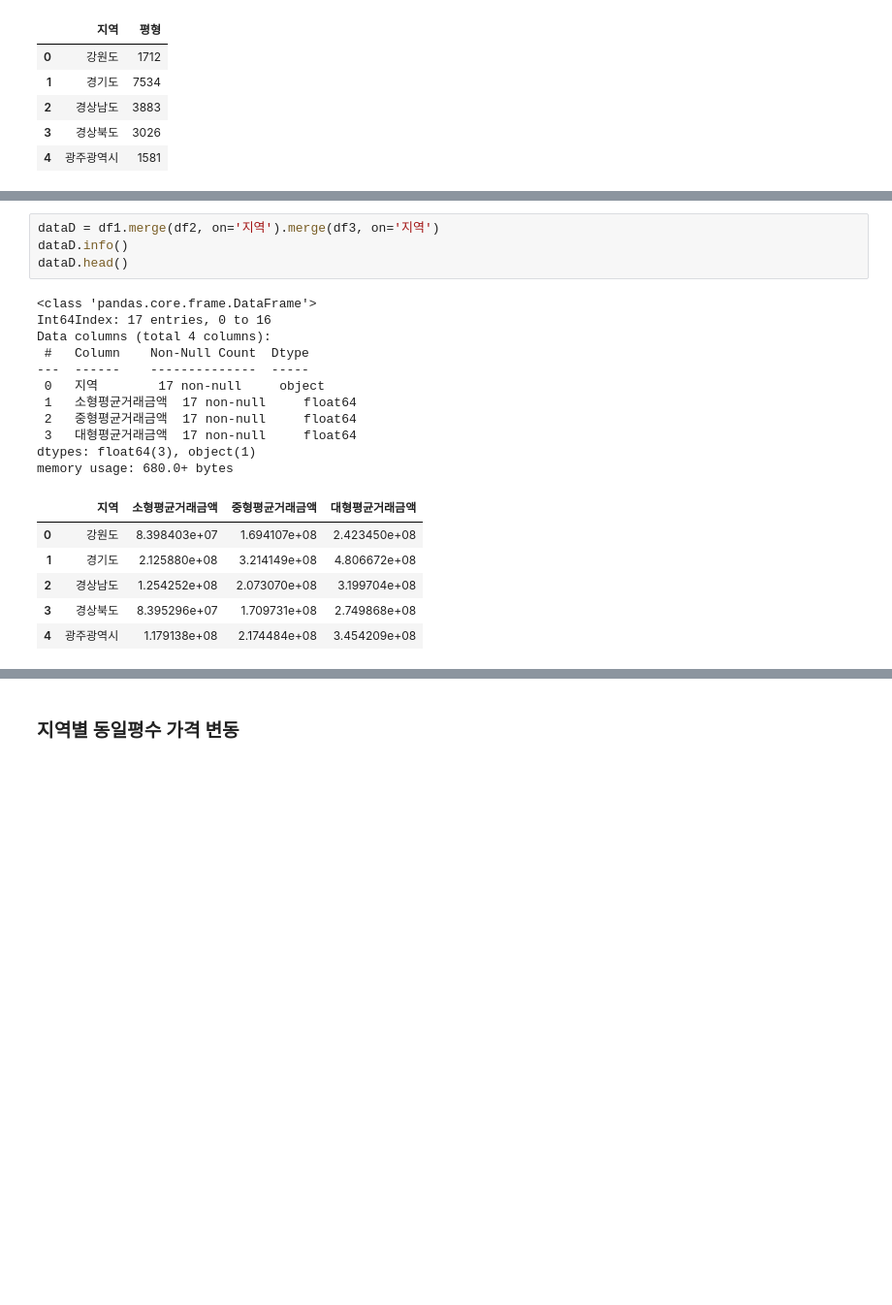
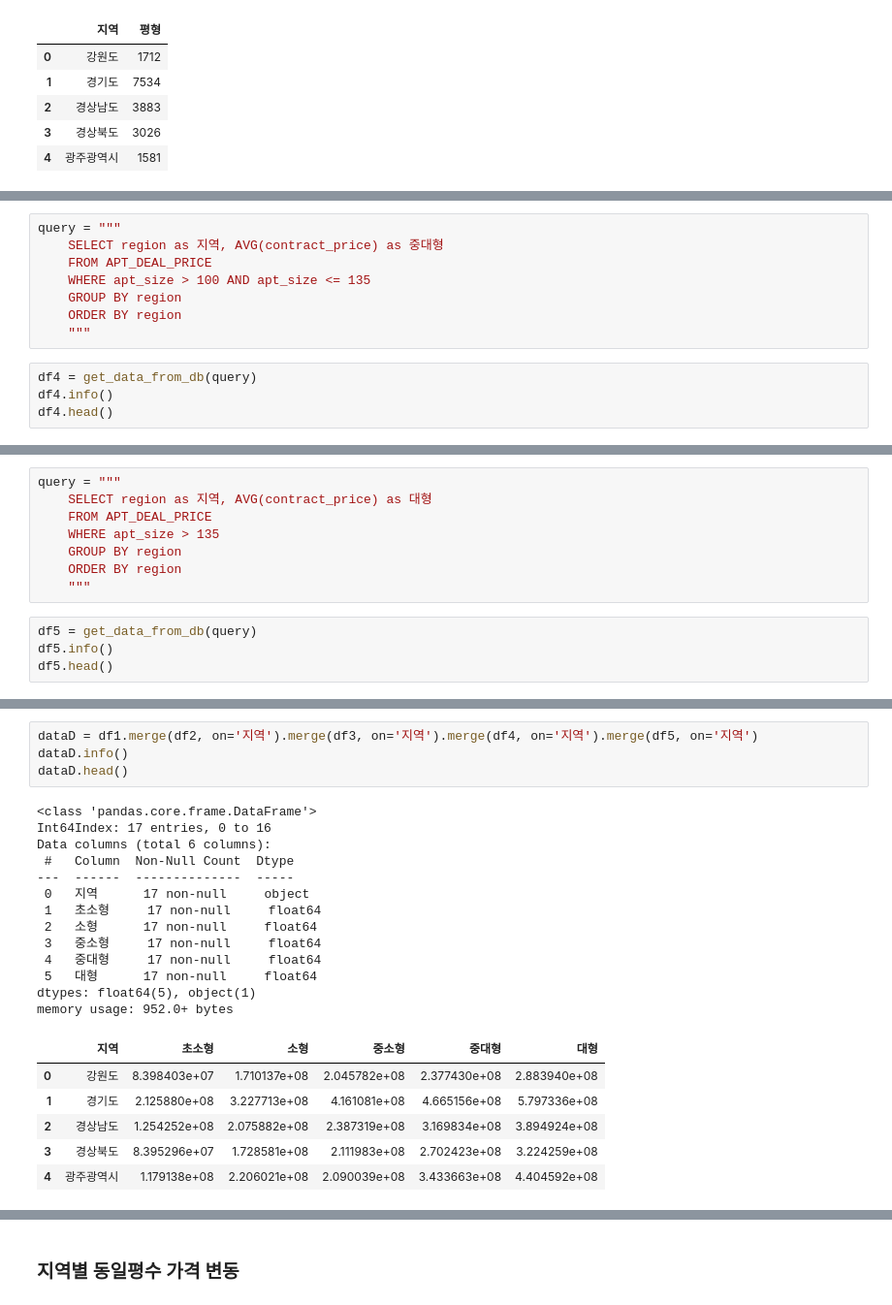
Before and after one commit to TTGGPP/hello_world, a Jupyter notebook: team_project/private_sychun/teamsyc5-eda_db.ipynb, the cells around one changed output, grey strips where cells are left out. Shown at 97% size. Cells and saved outputs as stored; diff of their text form; blank space fills up the shorter version.

```diff
--- a/team_project/private_sychun/teamsyc5-eda_db.ipynb
+++ b/team_project/private_sychun/teamsyc5-eda_db.ipynb
@@ -352,0 +412,12 @@ memory usage: 400.0+ bytes
+# %%
+query = """
+    SELECT region as 지역, AVG(contract_price) as 중대형
+    FROM APT_DEAL_PRICE
+    WHERE apt_size > 100 AND apt_size <= 135
+    GROUP BY region
+    ORDER BY region
+    """
+# %%
+df4 = get_data_from_db(query)
+df4.info()
+df4.head()
@@ -352,0 +440,12 @@ memory usage: 400.0+ bytes
+# %%
+query = """
+    SELECT region as 지역, AVG(contract_price) as 대형
+    FROM APT_DEAL_PRICE
+    WHERE apt_size > 135
+    GROUP BY region
+    ORDER BY region
+    """
+# %%
+df5 = get_data_from_db(query)
+df5.info()
+df5.head()
@@ -353,25 +468,27 @@ memory usage: 400.0+ bytes
 # %%
-dataD = df1.merge(df2, on='지역').merge(df3, on='지역')
+dataD = df1.merge(df2, on='지역').merge(df3, on='지역').merge(df4, on='지역').merge(df5, on='지역')
 dataD.info()
 dataD.head()
 # %% [output]
 <class 'pandas.core.frame.DataFrame'>
 Int64Index: 17 entries, 0 to 16
-Data columns (total 4 columns):
- #   Column    Non-Null Count  Dtype
----  ------    --------------  -----
- 0   지역        17 non-null     object
- 1   소형평균거래금액  17 non-null     float64
- 2   중형평균거래금액  17 non-null     float64
- 3   대형평균거래금액  17 non-null     float64
-dtypes: float64(3), object(1)
-memory usage: 680.0+ bytes
+Data columns (total 6 columns):
+ #   Column  Non-Null Count  Dtype
+---  ------  --------------  -----
+ 0   지역      17 non-null     object
+ 1   초소형     17 non-null     float64
+ 2   소형      17 non-null     float64
+ 3   중소형     17 non-null     float64
+ 4   중대형     17 non-null     float64
+ 5   대형      17 non-null     float64
+dtypes: float64(5), object(1)
+memory usage: 952.0+ bytes
-|  | 지역 | 소형평균거래금액 | 중형평균거래금액 | 대형평균거래금액 |
-| 0 | 강원도 | 8.398403e+07 | 1.694107e+08 | 2.423450e+08 |
-| 1 | 경기도 | 2.125880e+08 | 3.214149e+08 | 4.806672e+08 |
-| 2 | 경상남도 | 1.254252e+08 | 2.073070e+08 | 3.199704e+08 |
-| 3 | 경상북도 | 8.395296e+07 | 1.709731e+08 | 2.749868e+08 |
-| 4 | 광주광역시 | 1.179138e+08 | 2.174484e+08 | 3.454209e+08 |
+|  | 지역 | 초소형 | 소형 | 중소형 | 중대형 | 대형 |
+| 0 | 강원도 | 8.398403e+07 | 1.710137e+08 | 2.045782e+08 | 2.377430e+08 | 2.883940e+08 |
+| 1 | 경기도 | 2.125880e+08 | 3.227713e+08 | 4.161081e+08 | 4.665156e+08 | 5.797336e+08 |
+| 2 | 경상남도 | 1.254252e+08 | 2.075882e+08 | 2.387319e+08 | 3.169834e+08 | 3.894924e+08 |
+| 3 | 경상북도 | 8.395296e+07 | 1.728581e+08 | 2.111983e+08 | 2.702423e+08 | 3.224259e+08 |
+| 4 | 광주광역시 | 1.179138e+08 | 2.206021e+08 | 2.090039e+08 | 3.433663e+08 | 4.404592e+08 |
 # %%
 plt.rc('font', family='Malgun Gothic')
 ax = dataD.plot.bar(x='지역', rot=90)
```
Also changed, not shown: parts of 23 cells of this notebook.
